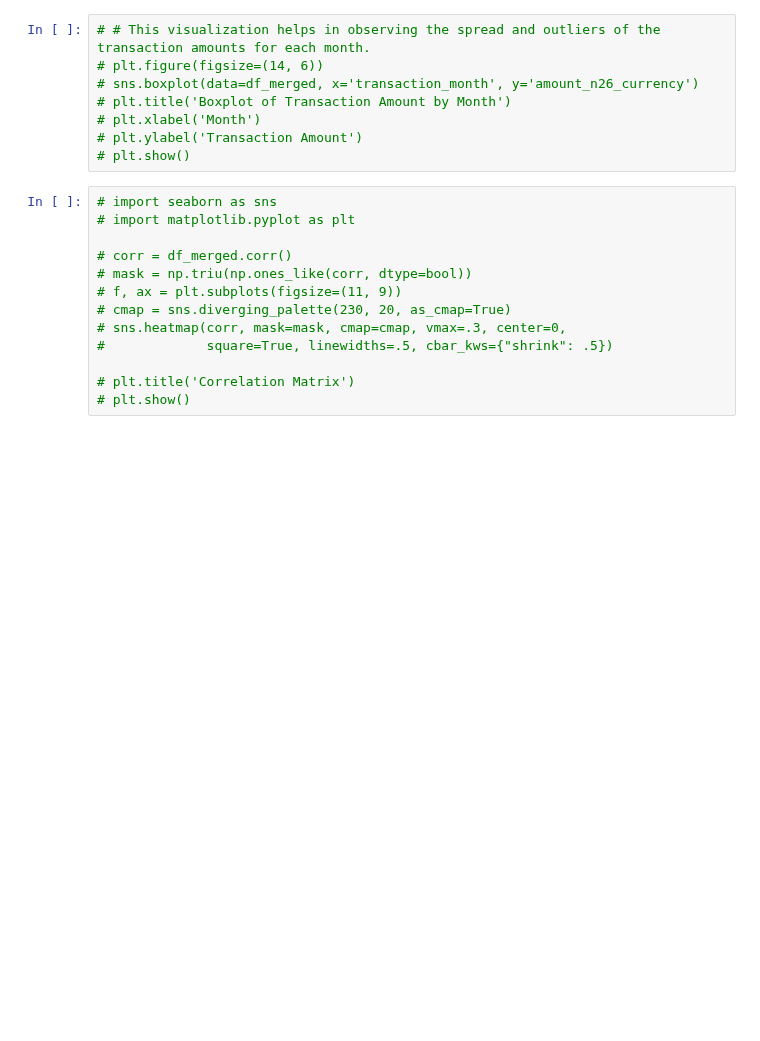
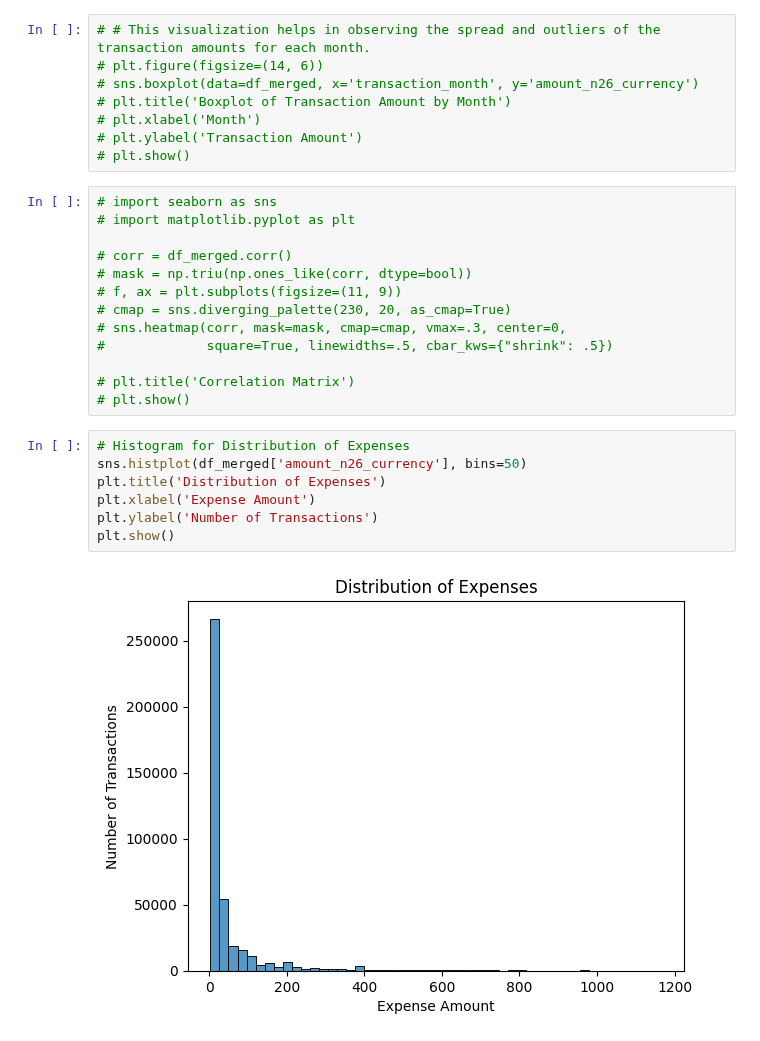
Before and after one commit to ajits-github/TimeSeries_Income_And_Expense_Prediction, a Jupyter notebook: TimeSeries_Income_And_Expense_Prediction.ipynb, the cells around one changed output. Cells and saved outputs as stored; diff of their text form; blank space fills up the shorter version.

Commit message:
Dist of Expenses

```diff
--- a/TimeSeries_Income_And_Expense_Prediction.ipynb
+++ b/TimeSeries_Income_And_Expense_Prediction.ipynb
@@ -612,3 +612,12 @@ https://gist.github.com/mwaskom/de44147ed2974457ad6372750bbe5751
 
 # plt.title('Correlation Matrix')
 # plt.show()
+# %%
+# Histogram for Distribution of Expenses
+sns.histplot(df_merged['amount_n26_currency'], bins=50)
+plt.title('Distribution of Expenses')
+plt.xlabel('Expense Amount')
+plt.ylabel('Number of Transactions')
+plt.show()
+# %% [output]
+[figure, added]
```
